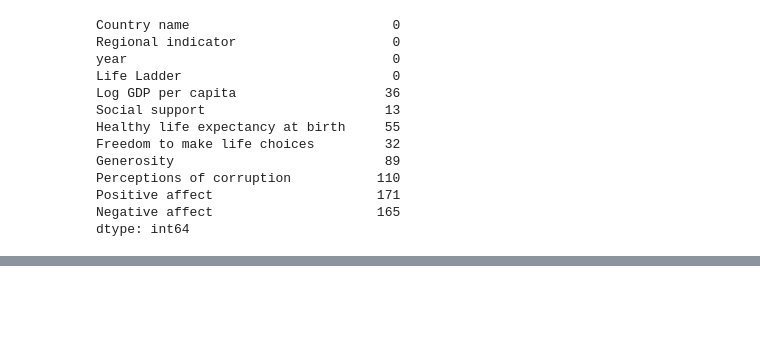
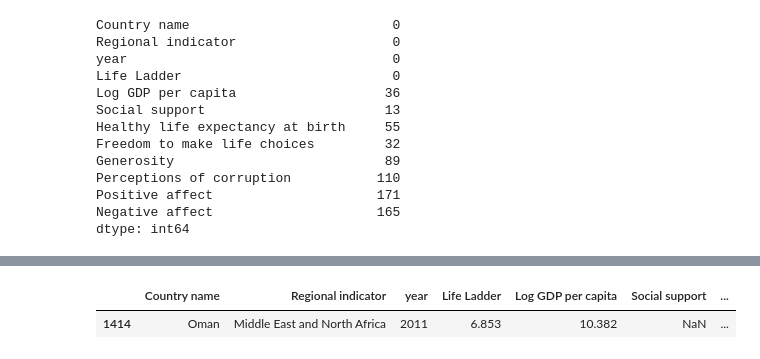
Before and after one commit to SkylerAuraArena/happinessmeter, a Jupyter notebook: notebooks/Victor Pre_processing.ipynb, the cells around one changed output, grey strips where cells are left out. Saved outputs shown, nothing was run; the diff lists cells and outputs as text; code cells hidden in the pictures; blank space fills up the shorter version.

```diff
--- a/notebooks/Victor Pre_processing.ipynb
+++ b/notebooks/Victor Pre_processing.ipynb
@@ -192,0 +236,6 @@ dtype: int64
+# %%
+#Ici je fais un groupement par pays toujours dans le but d'explorer un peu les données
+df_global2[df_global2['Country name']=='Oman']
+# %% [output]
+|  | Country name | Regional indicator | year | Life Ladder | Log GDP per capita | Social support | ... |
+| 1414 | Oman | Middle East and North Africa | 2011 | 6.853 | 10.382 | NaN | ... |
```
Also changed, not shown: parts of 13 cells of this notebook.
